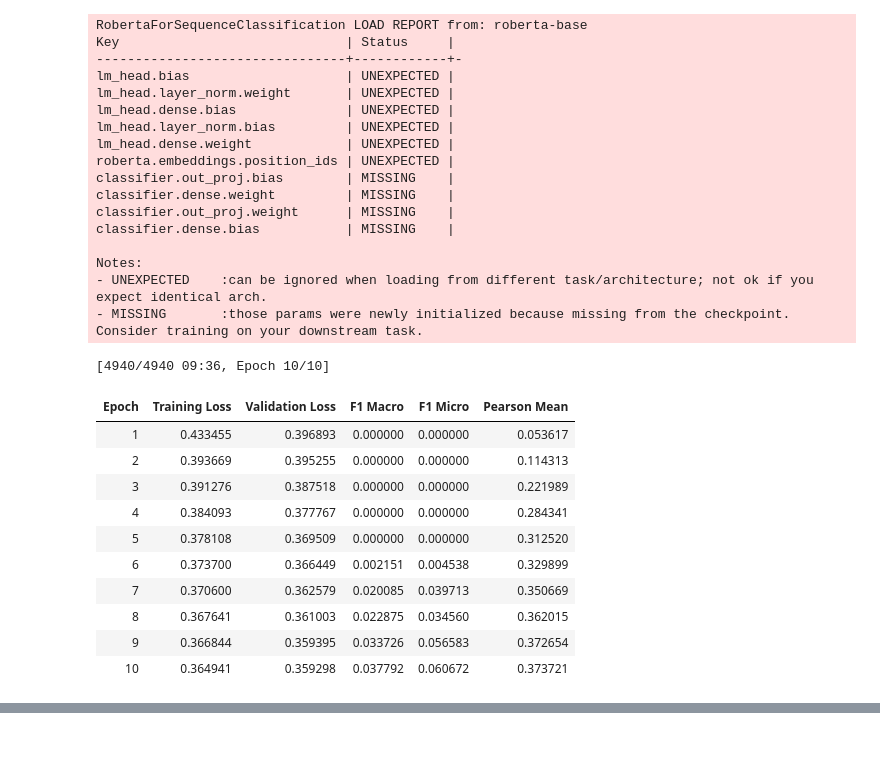
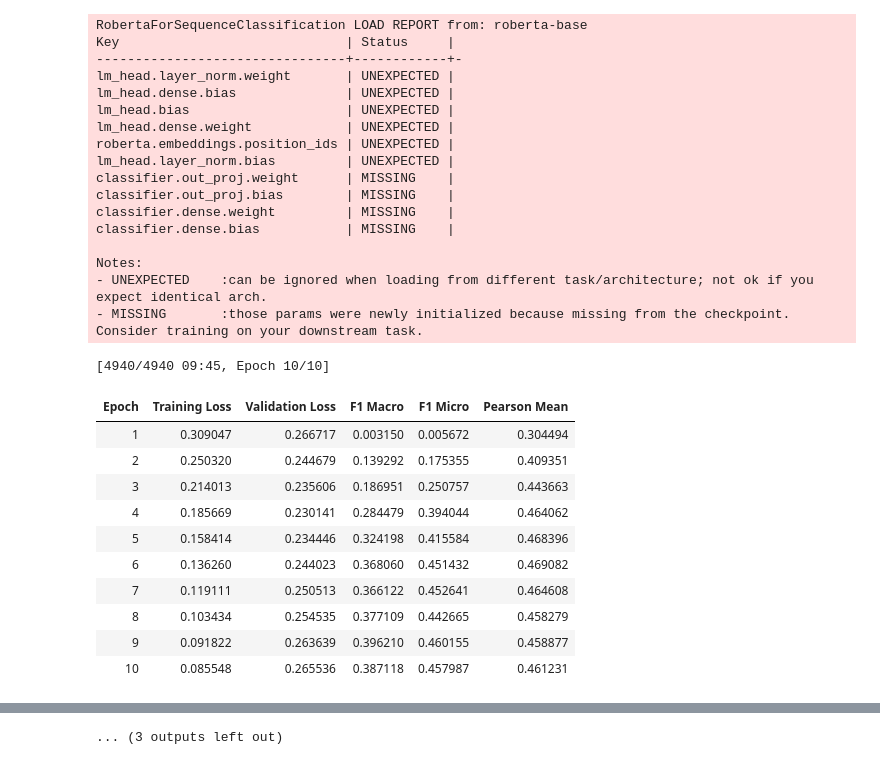
Before and after one commit to sharayumhaske22/Master_Thesis, a Jupyter notebook: RoBERTa_SingleStep.ipynb, the cells around one changed output, grey strips where cells are left out. Saved outputs shown, nothing was run; the diff lists cells and outputs as text; code cells hidden in the pictures.

```diff
--- a/RoBERTa_SingleStep.ipynb
+++ b/RoBERTa_SingleStep.ipynb
@@ -365,22 +432,4 @@ class SaveMetricsCallback(TrainerCallback):
 # %%
-# =========================================================
-# 14. LABEL SMOOTHING TRAINER
-# =========================================================
-LABEL_SMOOTHING = 0.1
-
-class SmoothMultiLabelTrainer(Trainer):
-    def compute_loss(self, model, inputs, return_outputs=False, **kwargs):
-        labels = inputs.pop("labels")
-
-        outputs = model(**inputs)
-        logits = outputs.logits
-
-        smooth_labels = labels * (1 - LABEL_SMOOTHING) + 0.5 * LABEL_SMOOTHING
-
-        loss_fct = nn.BCEWithLogitsLoss()
-        loss = loss_fct(logits, smooth_labels)
-
-        return (loss, outputs) if return_outputs else loss
 
 
 # =========================================================
@@ -389,10 +438,7 @@ class SmoothMultiLabelTrainer(Trainer):
 model = RobertaForSequenceClassification.from_pretrained(
     "roberta-base",
     num_labels=NUM_LABELS,
-    problem_type="multi_label_classification",
-    hidden_dropout_prob=0.3,
-    attention_probs_dropout_prob=0.3,
-    classifier_dropout=0.4
+    problem_type="multi_label_classification"
 )
 
 
@@ -402,7 +448,7 @@ model = RobertaForSequenceClassification.from_pretrained(
 training_args = TrainingArguments(
     output_dir="/content/roberta_output",
 
-    learning_rate=1e-5,
+    learning_rate=2e-5,
     per_device_train_batch_size=8,
     per_device_eval_batch_size=4,
     num_train_epochs=10,
@@ -421,15 +467,12 @@ training_args = TrainingArguments(
 )
 
 
-# =========================================================
-# 17. TRAINER
-# =========================================================
-callback = SaveMetricsCallback(
-    LOG_FILE,
-    test_single
+callback = SaveEpochResultsCallback(
+    file_path=LOG_FILE,
+    test_dataset=test_single
 )
 
-trainer = SmoothMultiLabelTrainer(
+trainer = Trainer(
     model=model,
     args=training_args,
     train_dataset=train_single,
@@ -441,46 +484,46 @@ trainer = SmoothMultiLabelTrainer(
 )
 
 callback.trainer_ref = trainer
 
 
 # =========================================================
-# 18. TRAIN MODEL
+# 17. TRAIN
 # =========================================================
 start = time.time()
 
 trainer.train()
 
 end = time.time()
 
 print(f"\nTotal training time: {end - start:.1f} seconds")
-print("Log file saved at:", LOG_FILE)
+print("Epochwise result file saved at:", LOG_FILE)
 # %% [output]
 RobertaForSequenceClassification LOAD REPORT from: roberta-base
 Key                             | Status     |
 --------------------------------+------------+-
-lm_head.bias                    | UNEXPECTED |
 lm_head.layer_norm.weight       | UNEXPECTED |
 lm_head.dense.bias              | UNEXPECTED |
-lm_head.layer_norm.bias         | UNEXPECTED |
+lm_head.bias                    | UNEXPECTED |
 lm_head.dense.weight            | UNEXPECTED |
 roberta.embeddings.position_ids | UNEXPECTED |
+lm_head.layer_norm.bias         | UNEXPECTED |
+classifier.out_proj.weight      | MISSING    |
 classifier.out_proj.bias        | MISSING    |
 classifier.dense.weight         | MISSING    |
-classifier.out_proj.weight      | MISSING    |
 classifier.dense.bias           | MISSING    |
 
 Notes:
 - UNEXPECTED    :can be ignored when loading from different task/architecture; not ok if you expect identical arch.
 - MISSING       :those params were newly initialized because missing from the checkpoint. Consider training on your downstream task.
-[4940/4940 09:36, Epoch 10/10]
+[4940/4940 09:45, Epoch 10/10]
 | Epoch | Training Loss | Validation Loss | F1 Macro | F1 Micro | Pearson Mean |
-| 1 | 0.433455 | 0.396893 | 0.000000 | 0.000000 | 0.053617 |
-| 2 | 0.393669 | 0.395255 | 0.000000 | 0.000000 | 0.114313 |
-| 3 | 0.391276 | 0.387518 | 0.000000 | 0.000000 | 0.221989 |
-| 4 | 0.384093 | 0.377767 | 0.000000 | 0.000000 | 0.284341 |
-| 5 | 0.378108 | 0.369509 | 0.000000 | 0.000000 | 0.312520 |
-| 6 | 0.373700 | 0.366449 | 0.002151 | 0.004538 | 0.329899 |
-| 7 | 0.370600 | 0.362579 | 0.020085 | 0.039713 | 0.350669 |
-| 8 | 0.367641 | 0.361003 | 0.022875 | 0.034560 | 0.362015 |
-| 9 | 0.366844 | 0.359395 | 0.033726 | 0.056583 | 0.372654 |
-| 10 | 0.364941 | 0.359298 | 0.037792 | 0.060672 | 0.373721 |
+| 1 | 0.309047 | 0.266717 | 0.003150 | 0.005672 | 0.304494 |
+| 2 | 0.250320 | 0.244679 | 0.139292 | 0.175355 | 0.409351 |
+| 3 | 0.214013 | 0.235606 | 0.186951 | 0.250757 | 0.443663 |
+| 4 | 0.185669 | 0.230141 | 0.284479 | 0.394044 | 0.464062 |
+| 5 | 0.158414 | 0.234446 | 0.324198 | 0.415584 | 0.468396 |
+| 6 | 0.136260 | 0.244023 | 0.368060 | 0.451432 | 0.469082 |
+| 7 | 0.119111 | 0.250513 | 0.366122 | 0.452641 | 0.464608 |
+| 8 | 0.103434 | 0.254535 | 0.377109 | 0.442665 | 0.458279 |
+| 9 | 0.091822 | 0.263639 | 0.396210 | 0.460155 | 0.458877 |
+| 10 | 0.085548 | 0.265536 | 0.387118 | 0.457987 | 0.461231 |
@@ -490,0 +539 @@ Log file saved at: /content/drive/MyDrive/RoBERTa_SingleStep_log.csv
+... (3 outputs left out)
```
Also changed, not shown: parts of 7 cells of this notebook, 2 other files.
